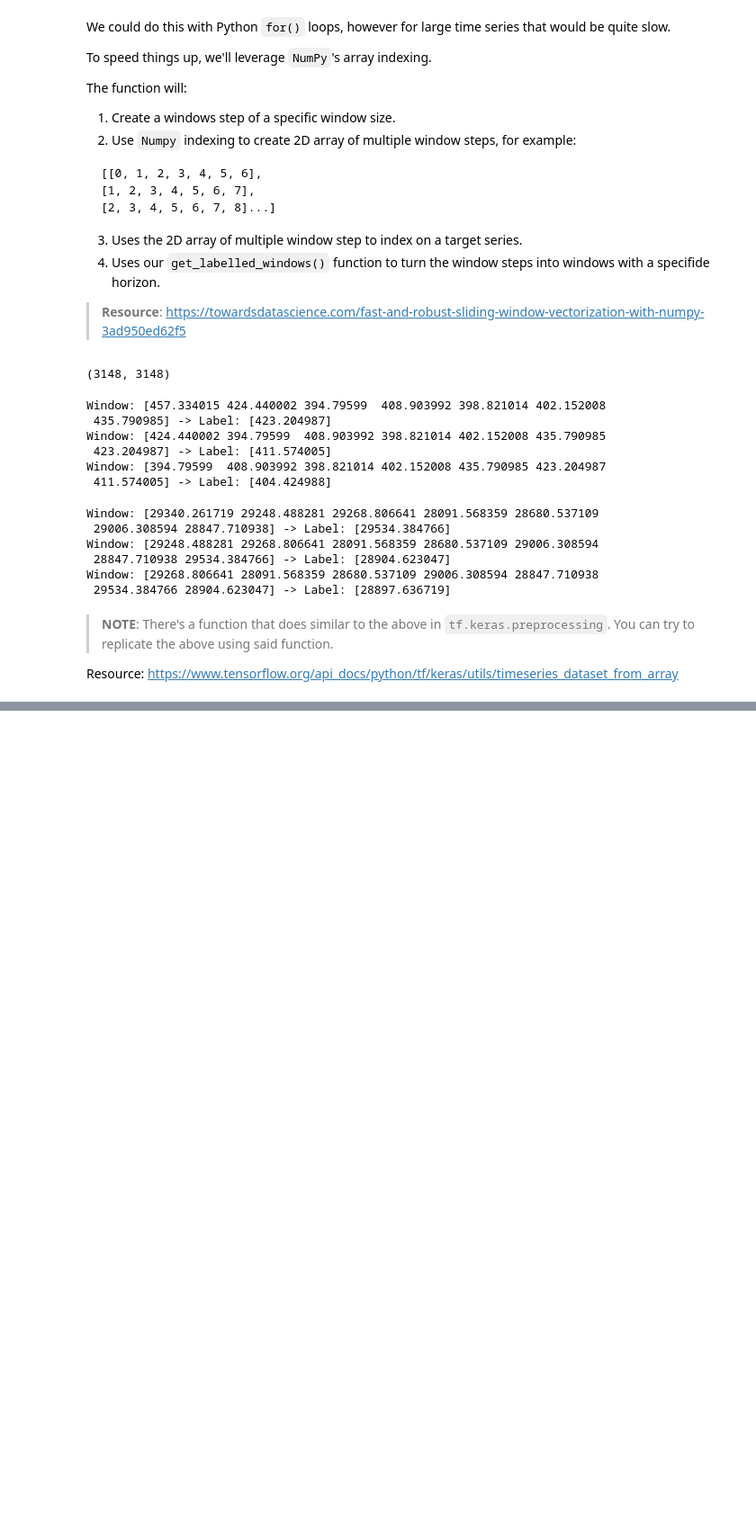
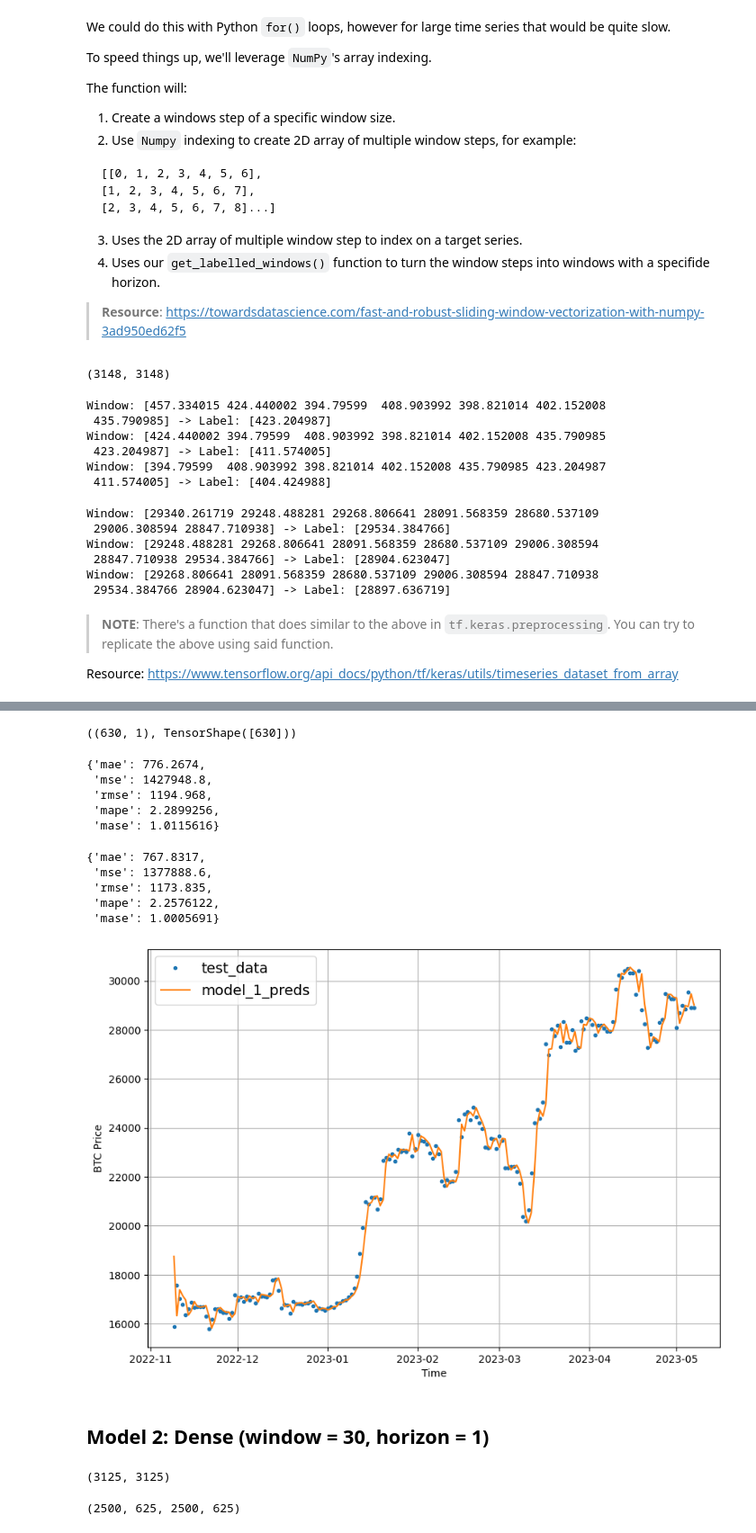
Before and after one commit to pawelkiszczak/tensorflow, a Jupyter notebook: colab_notebooks/10_time_series_forecasting_with_tensorflow.ipynb, the cells around one changed output, grey strips where cells are left out. Shown at 90% size. Cells and saved outputs as stored; diff of their text form; code cells hidden in the pictures; blank space fills up the shorter version.

```diff
--- a/colab_notebooks/10_time_series_forecasting_with_tensorflow.ipynb
+++ b/colab_notebooks/10_time_series_forecasting_with_tensorflow.ipynb
@@ -523,0 +608,4 @@ Resource: https://www.tensorflow.org/api_docs/python/tf/keras/utils/timeseries_d
+# %%
+# Create train and test windows
+train_windows, test_windows, train_labels, test_labels = make_train_test_splits(full_windows, full_labels)
+len(train_windows), len(test_windows), len(train_labels), len(test_labels)
@@ -523,0 +734,4 @@ Resource: https://www.tensorflow.org/api_docs/python/tf/keras/utils/timeseries_d
+# %%
+# Load in the saved, best performat model
+model_1 = tf.keras.models.load_model('model_experiments/model_1_dense')
+model_1.evaluate(test_windows, test_labels)
@@ -523,0 +749,11 @@ Resource: https://www.tensorflow.org/api_docs/python/tf/keras/utils/timeseries_d
+# %%
+def make_preds(model, input_data):
+  """
+  Uses model to make predictions on input_data.
+  """
+  forecast = model.predict(input_data)
+  return tf.squeeze(forecast) # 1D array of preds as output
+# %%
+# Make predictions using model_1
+model_1_preds = make_preds(model_1, test_windows)
+model_1_preds[:10], len(model_1_preds)
@@ -523,0 +766,45 @@ Resource: https://www.tensorflow.org/api_docs/python/tf/keras/utils/timeseries_d
+# %%
+# Shapes had to be changes
+test_labels.shape, model_1_preds.shape
+# %% [output]
+((630, 1), TensorShape([630]))
+# %%
+# Evaluate our preds
+model_1_results = evaluate_preds(y_true=tf.squeeze(test_labels),
+                                 y_pred=model_1_preds)
+model_1_results
+# %% [output]
+{'mae': 776.2674,
+ 'mse': 1427948.8,
+ 'rmse': 1194.968,
+ 'mape': 2.2899256,
+ 'mase': 1.0115616}
+# %%
+# Naive results
+naive_results
+# %% [output]
+{'mae': 767.8317,
+ 'mse': 1377888.6,
+ 'rmse': 1173.835,
+ 'mape': 2.2576122,
+ 'mase': 1.0005691}
+# %%
+# Let's plot model_1 predictions
+offset=450
+plt.figure(figsize=(10,7))
+
+# Account for the test_window offset and index into test_labels to ensure correct plotting
+plot_time_series(timesteps=X_test[-len(test_windows):],
+                 values=test_labels[:, 0],
+                 start=offset,
+                 label='test_data')
+
+plot_time_series(timesteps=X_test[-len(test_windows):],
+                 values=model_1_preds,
+                 format="-",
+                 start=offset,
+                 label='model_1_preds')
+# %% [output]
+[figure, added]
+# %% [markdown]
+## Model 2: Dense (window = 30, horizon = 1)
@@ -523,0 +815,15 @@ Resource: https://www.tensorflow.org/api_docs/python/tf/keras/utils/timeseries_d
+# %%
+# Make window data with appropriate horizon and window sizes
+full_windows, full_labels = make_windows(prices, window_size=WINDOW_SIZE, horizon=HORIZON)
+len(full_windows), len(full_labels)
+# %% [output]
+(3125, 3125)
+# %%
+# Make train and testing windows
+train_windows, test_windows, train_labels, test_labels = make_train_test_splits(windows=full_windows,
+                                                                                labels=full_labels,
+                                                                                test_split=0.2)
+
+len(train_windows), len(test_windows), len(train_labels), len(test_labels)
+# %% [output]
+(2500, 625, 2500, 625)
```
Also changed, not shown: parts of 27 cells of this notebook.
